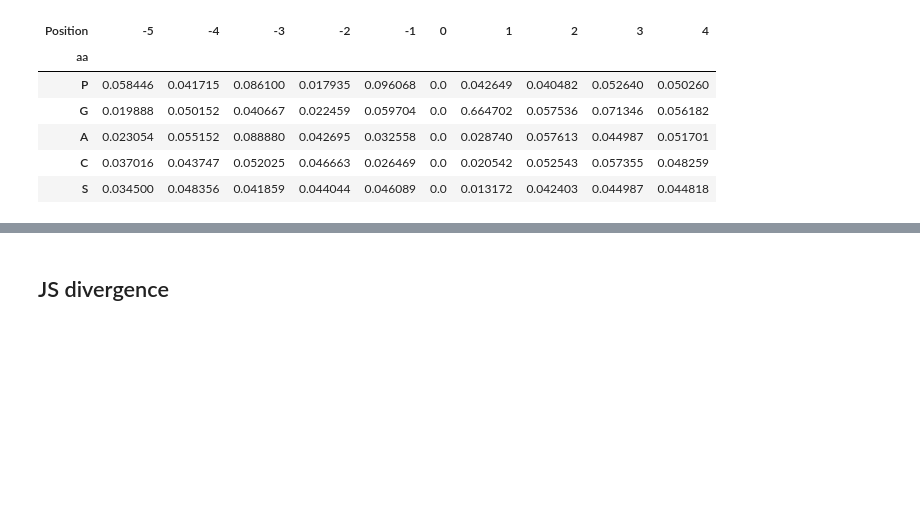
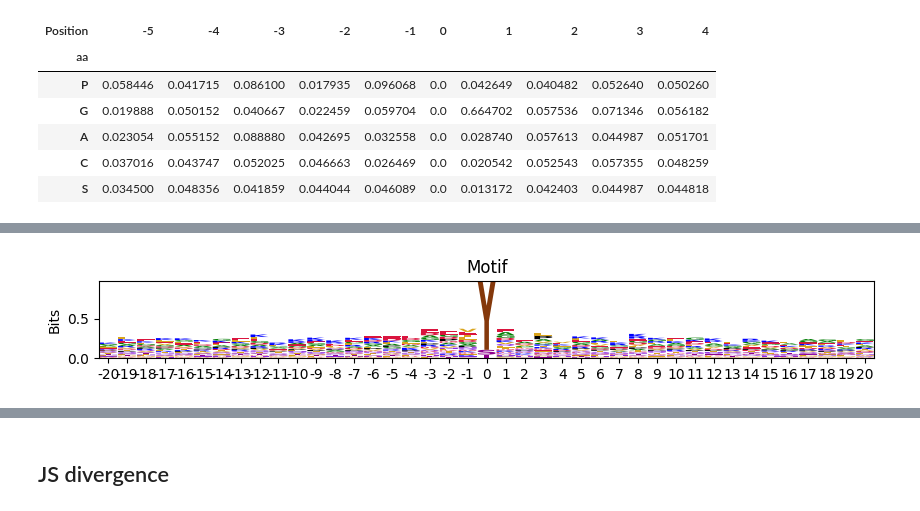
Before and after one commit to sky1ove/katlas, a Jupyter notebook: nbs/02_pssm.ipynb, the cells around one changed output, grey strips where cells are left out. Saved outputs shown, nothing was run; the diff lists cells and outputs as text; code cells hidden in the pictures; blank space fills up the shorter version.

```diff
--- a/nbs/02_pssm.ipynb
+++ b/nbs/02_pssm.ipynb
@@ -173,0 +424,11 @@ pssm2dict(pssm_df.iloc[:1,:10])
+# %%
+#| export
+def change_center_name(df):
+    "Transfer the middle pS,pT,pY to S,T,Y for plot."
+    df=df.copy()
+
+    df.loc['S', 0] = df.loc['pS', 0]
+    df.loc['T', 0] = df.loc['pT', 0]
+    df.loc['Y', 0] = df.loc['pY', 0]
+    df.loc[['pS', 'pT', 'pY'], 0] = 0
+    return df
@@ -173,0 +447,32 @@ pssm2dict(pssm_df.iloc[:1,:10])
+# %%
+#| export
+def scale_zero_position(logo_df):
+    "Scale position 0 to the max sum of neigboring position for better visualization."
+    logo_df = logo_df.copy()
+    m = logo_df.sum()[logo_df.sum().index!=0].max()
+    logo_df[0] = m*(logo_df[0]/logo_df[0].sum())
+    return logo_df
+# %%
+#| export
+def get_logo_df(prob_df,scale_zero=True):
+    logo_df = get_scaled_IC(prob_df)
+    logo_df = change_center_name(logo_df)
+    total_IC = logo_df.sum().sum().round(2)
+    if scale_zero:
+        logo_df = scale_zero_position(logo_df)
+    return logo_df,total_IC
+# %%
+#| export
+def plot_logo(prob_df,title='Motif', scale_zero=True,ax=None,figsize=(6,1)):
+    logo_df,total_IC = get_logo_df(prob_df,scale_zero=scale_zero)
+
+    if ax is None:
+        fig, ax = plt.subplots(figsize=figsize)
+    logo = logomaker.Logo(logo_df.T, color_scheme='kinase_protein', flip_below=False, ax=ax)
+    logo.ax.set_ylabel("Bits")
+    logo.style_xticks(fmt='%d')
+    ax.set_title(f'{title}')
+# %%
+plot_logo(pssm_df,scale_zero=False,figsize=(10,1))
+# %% [output]
+[figure, added]
```
Also changed, not shown: parts of 76 cells of this notebook, 30 other files.
